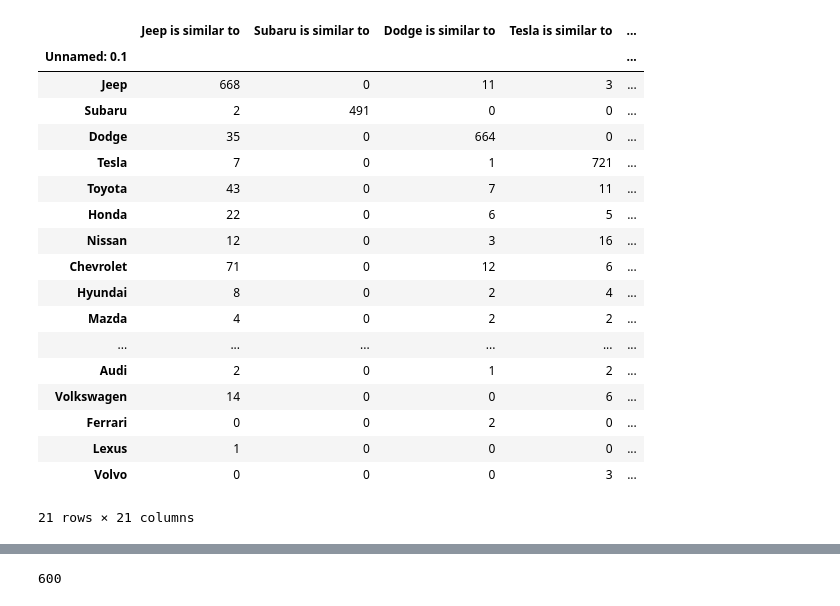
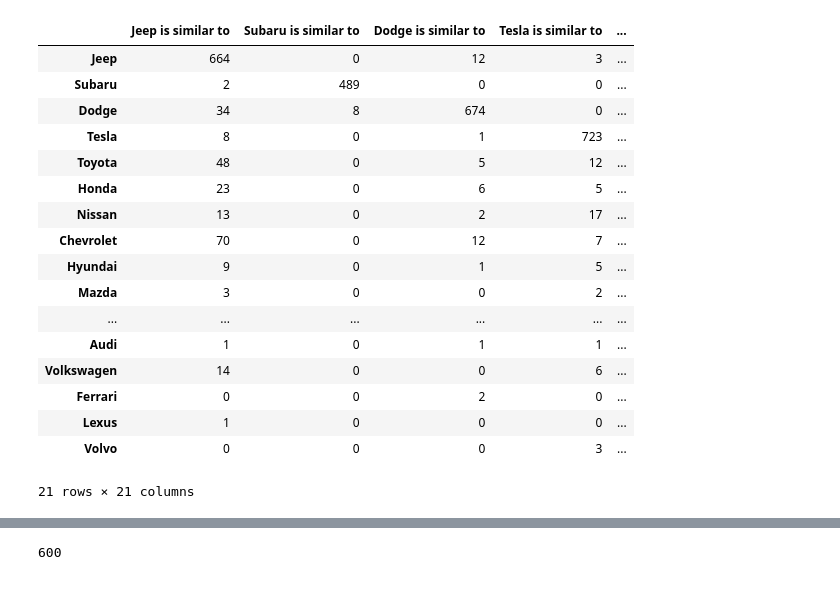
Before and after one commit to albtang/Katona-AI-Research, a Jupyter notebook: src/car_data/Merger.ipynb, the cells around one changed output, grey strips where cells are left out. Cells and saved outputs as stored; diff of their text form; code cells hidden in the pictures.

Commit message:
diffed mar20 reparse of dec15 with dec15 parse

```diff
--- a/src/car_data/Merger.ipynb
+++ b/src/car_data/Merger.ipynb
@@ -2,7 +2,7 @@
 import pandas as pd
 # %%
 df1 = pd.read_csv("freqs/j Dec 15 750.csv",index_col=0).set_index("Unnamed: 0.1")
-df2 = pd.read_csv("j Mar17 reparsed Dec15 750.csv",index_col=0)
+df2 = pd.read_csv("freqs/j Mar20 reparsed Dec15 750.csv",index_col=0)
 # df3 = pd.read_csv("freqs/Dec1 30 3.csv",index_col=0)
 # df2 = pd.read_csv("freqs/j Dec 18 750.csv")
 # df3 = pd.read_csv("freqs/j Dec 2 450.csv")
@@ -27,27 +27,26 @@ df2 = pd.read_csv("j Mar17 reparsed Dec15 750.csv",index_col=0)
 # df13 = pd.read_csv("freqs/Dec23 60 13.csv")
 # df14 = pd.read_csv("freqs/Dec23 60 14.csv")
 # df15 = pd.read_csv("freqs/Dec23 60 15.csv")
-# %%
-df1
-# %% [output]
-|  | Jeep is similar to | Subaru is similar to | Dodge is similar to | Tesla is similar to | ... |
-| Unnamed: 0.1 |  |  |  |  | ... |
-| Jeep | 668 | 0 | 11 | 3 | ... |
-| Subaru | 2 | 491 | 0 | 0 | ... |
-| Dodge | 35 | 0 | 664 | 0 | ... |
-| Tesla | 7 | 0 | 1 | 721 | ... |
-| Toyota | 43 | 0 | 7 | 11 | ... |
-| Honda | 22 | 0 | 6 | 5 | ... |
-| Nissan | 12 | 0 | 3 | 16 | ... |
-| Chevrolet | 71 | 0 | 12 | 6 | ... |
-| Hyundai | 8 | 0 | 2 | 4 | ... |
-| Mazda | 4 | 0 | 2 | 2 | ... |
-| ... | ... | ... | ... | ... | ... |
-| Audi | 2 | 0 | 1 | 2 | ... |
-| Volkswagen | 14 | 0 | 0 | 6 | ... |
-| Ferrari | 0 | 0 | 2 | 0 | ... |
-| Lexus | 1 | 0 | 0 | 0 | ... |
-| Volvo | 0 | 0 | 0 | 3 | ... |
-21 rows × 21 columns
+# %%
+df2
+# %% [output]
+|  | Jeep is similar to | Subaru is similar to | Dodge is similar to | Tesla is similar to | ... |
+| Jeep | 664 | 0 | 12 | 3 | ... |
+| Subaru | 2 | 489 | 0 | 0 | ... |
+| Dodge | 34 | 8 | 674 | 0 | ... |
+| Tesla | 8 | 0 | 1 | 723 | ... |
+| Toyota | 48 | 0 | 5 | 12 | ... |
+| Honda | 23 | 0 | 6 | 5 | ... |
+| Nissan | 13 | 0 | 2 | 17 | ... |
+| Chevrolet | 70 | 0 | 12 | 7 | ... |
+| Hyundai | 9 | 0 | 1 | 5 | ... |
+| Mazda | 3 | 0 | 0 | 2 | ... |
+| ... | ... | ... | ... | ... | ... |
+| Audi | 1 | 0 | 1 | 1 | ... |
+| Volkswagen | 14 | 0 | 0 | 6 | ... |
+| Ferrari | 0 | 0 | 2 | 0 | ... |
+| Lexus | 1 | 0 | 0 | 0 | ... |
+| Volvo | 0 | 0 | 0 | 3 | ... |
+21 rows × 21 columns
 # %%
 joined=df1-df2
```
Also changed, not shown: parts of 3 cells of this notebook, 1 other file.
